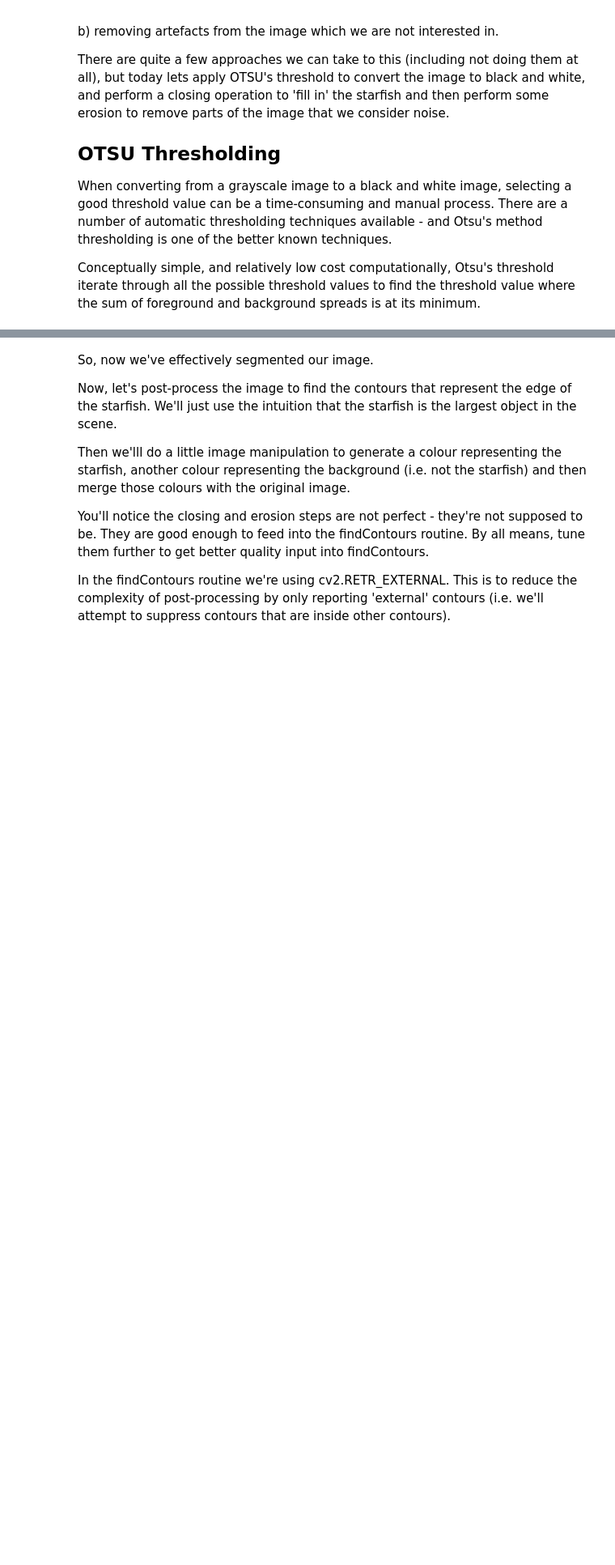
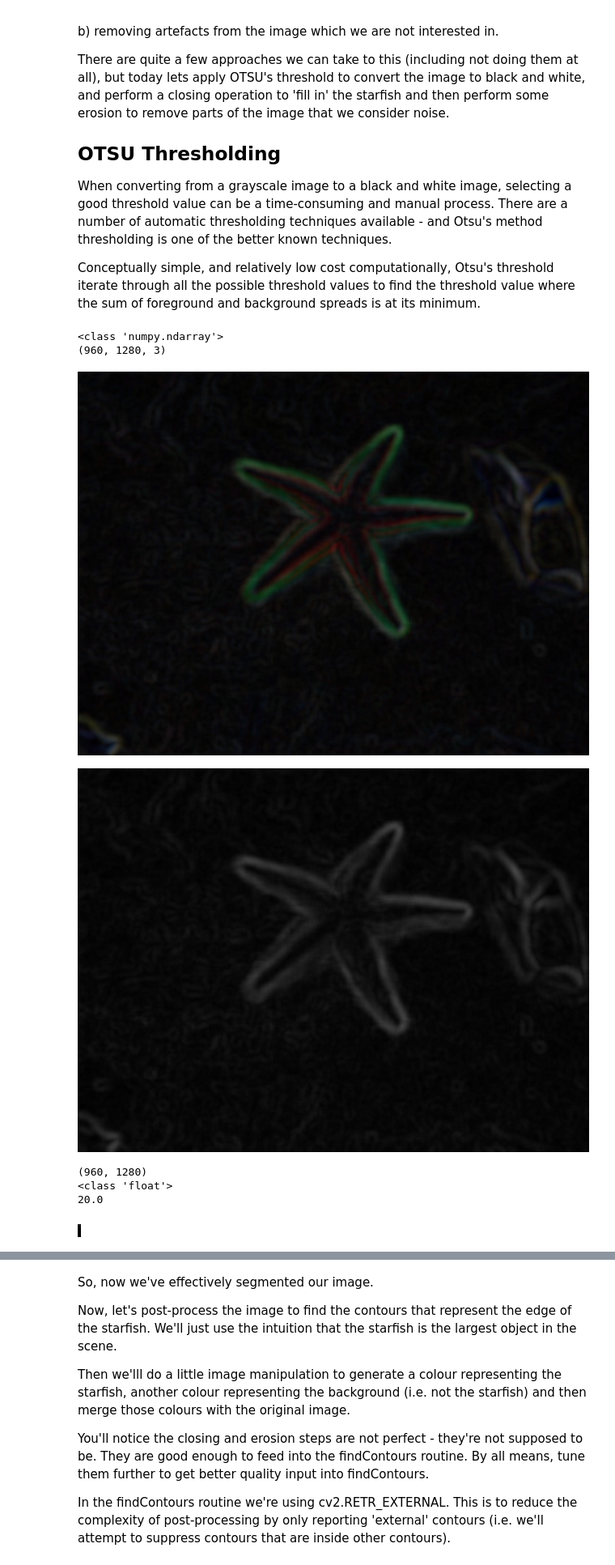
Before and after one commit to vipulpopat/CE6003_Etivity1, a Jupyter notebook: Lab2_1_Thresholding.ipynb, the cells around one changed output, grey strips where cells are left out. Shown at 81% size. Saved outputs shown, nothing was run; the diff lists cells and outputs as text; code cells hidden in the pictures; blank space fills up the shorter version.

Commit message:
Update Lab2_1_Thresholding.ipynb
More work required to understand otsu coding

```diff
--- a/Lab2_1_Thresholding.ipynb
+++ b/Lab2_1_Thresholding.ipynb
@@ -150,4 +150,24 @@ There are quite a few approaches we can take to this (including not doing them a
 When converting from a grayscale image to a black and white image, selecting a good threshold value can be a time-consuming and manual process.  There are a number of automatic thresholding techniques available - and Otsu's method thresholding is one of the better known techniques.
 
 Conceptually simple, and relatively low cost computationally, Otsu's threshold iterate through all the possible threshold values to find the threshold value where the sum of foreground and background spreads is at its minimum.
+# %%
+# Apply Otsu's method - or you can adjust the level at which thresholding occurs
+# and see what the effect of this is
+from google.colab.patches import cv2_imshow
+print(type(gradient))
+print(gradient.shape)
+cv2_imshow(gradient)
+# Convert gradient to grayscale
+graygradient = cv2.cvtColor(gradient, cv2.COLOR_RGB2GRAY)
+cv2_imshow(graygradient)
+print(graygradient.shape)
+# %% [output]
+<class 'numpy.ndarray'>
+(960, 1280, 3)
+[figure, added]
+[figure, added]
+(960, 1280)
+<class 'float'>
+20.0
+[figure, added]
 # %%
```
Also changed, not shown: parts of 1 cell of this notebook.
